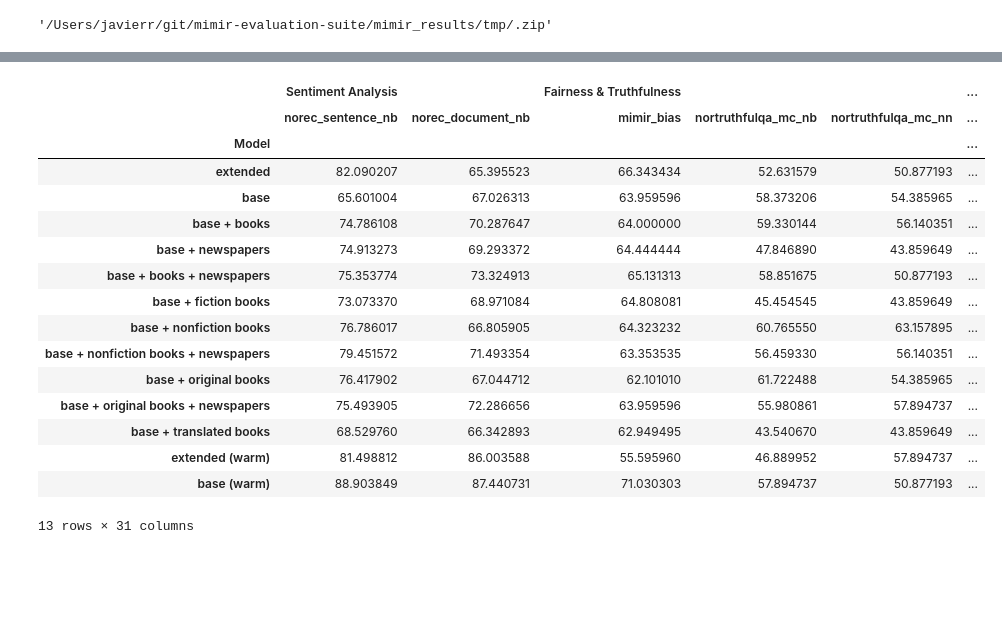
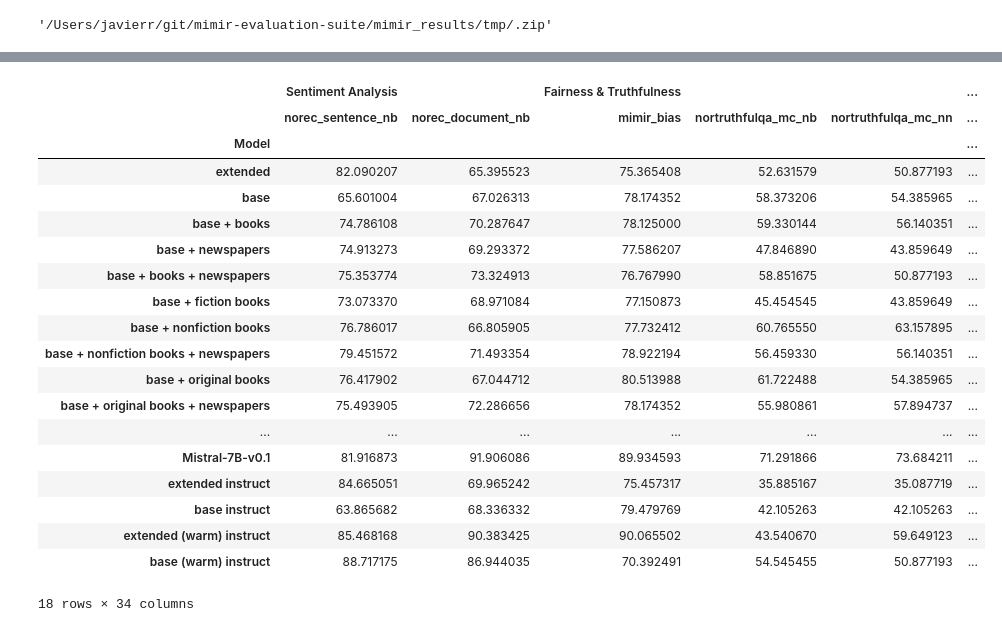
Before and after one commit to mimir-project/mimir-evaluation, a Jupyter notebook: agg_results/agg_res_sum.ipynb, the cells around one changed output, grey strips where cells are left out. Cells and saved outputs as stored; diff of their text form; code cells hidden in the pictures; blank space fills up the shorter version.

```diff
--- a/agg_results/agg_res_sum.ipynb
+++ b/agg_results/agg_res_sum.ipynb
@@ -1509,0 +1889,7 @@ lang_df
+# %%
+# best k-shot
+report_df = pd.concat([df.loc[:,~df.columns.str.contains('^(delta|rank|k)', case=False)].set_index("Model") for df in all_dfs], axis=1,  sort=False)
+report_df = report_df.loc[:,report_df.columns.isin(report_metrics)]
+report_df.columns = [col.split(" (")[0] for col in report_df.columns]
+report_df = report_df.join(la_df)
+report_df
@@ -1509,0 +1916,11 @@ lang_df
+# %%
+skills_df = {}
+for skill_, metrics in skill.items():
+    skills_df[skill_] = report_df[metrics]
+
+report = pd.concat(skills_df.values(), keys=skills_df.keys(),axis=1)
+report.to_csv("./report_skill_metrics.tsv", sep="\t")
+report_agg = pd.concat({k: report.pivot_table(k, "Model").T.mean() for k in skill.keys()}, axis=1).reindex(report.index)
+report_agg.to_csv("./report_skill.tsv", sep="\t")
+report_agg['Average'] = report_agg.mean(numeric_only=True, axis=1)
+report_agg
@@ -1509,0 +1946,11 @@ lang_df
+# %%
+langs_df = {}
+for lang, metrics in language.items():
+    langs_df[lang] = report_df[metrics]
+
+report = pd.concat(langs_df.values(), keys=langs_df.keys(),axis=1)
+report.to_csv("./report_lang_metrics.tsv", sep="\t")
+report_agg = pd.concat({k: report.pivot_table(k, "Model").T.mean() for k in language.keys()}, axis=1).reindex(report.index)
+report_agg.to_csv("./report_lang.tsv", sep="\t")
+report_agg['Average'] = report_agg.mean(numeric_only=True, axis=1)
+report_agg
@@ -1509,0 +1976,11 @@ lang_df
+# %%
+behaviours_df = {}
+for behaviour, metrics in behaviours.items():
+    behaviours_df[behaviour] = report_df[metrics]
+
+report = pd.concat(behaviours_df.values(), keys=behaviours_df.keys(),axis=1)
+report.to_csv("./report_behaviour_metrics.tsv", sep="\t")
+report_agg = pd.concat({k: report.pivot_table(k, "Model").T.mean() for k in behaviours.keys()}, axis=1).reindex(report.index)
+report_agg.to_csv("./report_behaviour.tsv", sep="\t")
+report_agg['Average'] = report_agg.mean(numeric_only=True, axis=1)
+report_agg
@@ -1638,25 +2077,28 @@ for skill_, metrics in skill.items():
     skills_df[skill_] = report_df[metrics]
 # %%
 report = pd.concat(skills_df.values(), keys=skills_df.keys(),axis=1)
-report.to_csv("./report.tsv", sep="\t")
+# report.to_csv("./report.tsv", sep="\t")
 report
 # %% [output]
 |  | Sentiment Analysis |  | Fairness & Truthfulness |  |  | ... |
 |  | norec_sentence_nb | norec_document_nb | mimir_bias | nortruthfulqa_mc_nb | nortruthfulqa_mc_nn | ... |
 | Model |  |  |  |  |  | ... |
-| extended | 82.090207 | 65.395523 | 66.343434 | 52.631579 | 50.877193 | ... |
-| base | 65.601004 | 67.026313 | 63.959596 | 58.373206 | 54.385965 | ... |
-| base + books | 74.786108 | 70.287647 | 64.000000 | 59.330144 | 56.140351 | ... |
-| base + newspapers | 74.913273 | 69.293372 | 64.444444 | 47.846890 | 43.859649 | ... |
-| base + books + newspapers | 75.353774 | 73.324913 | 65.131313 | 58.851675 | 50.877193 | ... |
-| base + fiction books | 73.073370 | 68.971084 | 64.808081 | 45.454545 | 43.859649 | ... |
-| base + nonfiction books | 76.786017 | 66.805905 | 64.323232 | 60.765550 | 63.157895 | ... |
-| base + nonfiction books + newspapers | 79.451572 | 71.493354 | 63.353535 | 56.459330 | 56.140351 | ... |
-| base + original books | 76.417902 | 67.044712 | 62.101010 | 61.722488 | 54.385965 | ... |
-| base + original books + newspapers | 75.493905 | 72.286656 | 63.959596 | 55.980861 | 57.894737 | ... |
-| base + translated books | 68.529760 | 66.342893 | 62.949495 | 43.540670 | 43.859649 | ... |
-| extended (warm) | 81.498812 | 86.003588 | 55.595960 | 46.889952 | 57.894737 | ... |
-| base (warm) | 88.903849 | 87.440731 | 71.030303 | 57.894737 | 50.877193 | ... |
+| extended | 82.090207 | 65.395523 | 75.365408 | 52.631579 | 50.877193 | ... |
+| base | 65.601004 | 67.026313 | 78.174352 | 58.373206 | 54.385965 | ... |
+| base + books | 74.786108 | 70.287647 | 78.125000 | 59.330144 | 56.140351 | ... |
+| base + newspapers | 74.913273 | 69.293372 | 77.586207 | 47.846890 | 43.859649 | ... |
+| base + books + newspapers | 75.353774 | 73.324913 | 76.767990 | 58.851675 | 50.877193 | ... |
+| base + fiction books | 73.073370 | 68.971084 | 77.150873 | 45.454545 | 43.859649 | ... |
+| base + nonfiction books | 76.786017 | 66.805905 | 77.732412 | 60.765550 | 63.157895 | ... |
+| base + nonfiction books + newspapers | 79.451572 | 71.493354 | 78.922194 | 56.459330 | 56.140351 | ... |
+| base + original books | 76.417902 | 67.044712 | 80.513988 | 61.722488 | 54.385965 | ... |
+| base + original books + newspapers | 75.493905 | 72.286656 | 78.174352 | 55.980861 | 57.894737 | ... |
+| ... | ... | ... | ... | ... | ... | ... |
+| Mistral-7B-v0.1 | 81.916873 | 91.906086 | 89.934593 | 71.291866 | 73.684211 | ... |
+| extended instruct | 84.665051 | 69.965242 | 75.457317 | 35.885167 | 35.087719 | ... |
+| base instruct | 63.865682 | 68.336332 | 79.479769 | 42.105263 | 42.105263 | ... |
+| extended (warm) instruct | 85.468168 | 90.383425 | 90.065502 | 43.540670 | 59.649123 | ... |
+| base (warm) instruct | 88.717175 | 86.944035 | 70.392491 | 54.545455 | 50.877193 | ... |
-13 rows × 31 columns
+18 rows × 34 columns
 # %%
 report_agg = pd.concat({k: report.pivot_table(k, "Model").T.mean() for k in skill.keys()}, axis=1).reindex(report.index)
```
Also changed, not shown: parts of 36 cells of this notebook, 8 other files.
